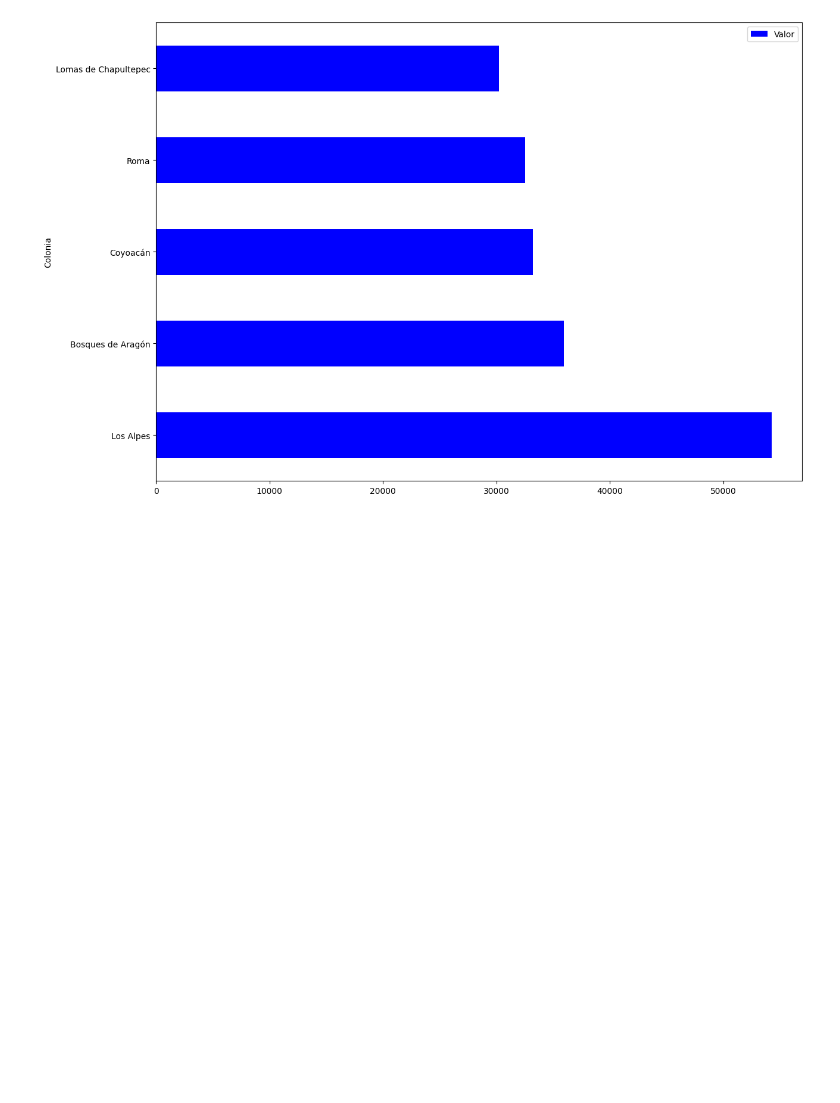
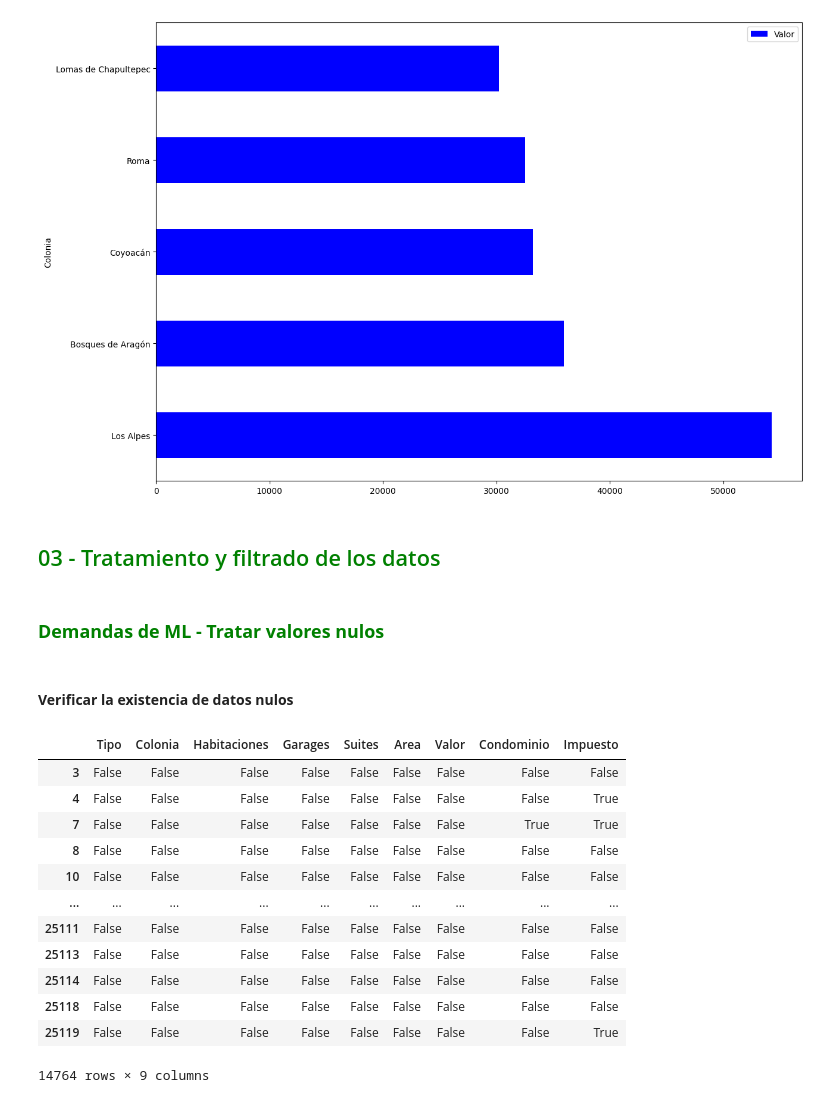
Before and after one commit to jbcodedev/py-pandas-bib, a Jupyter notebook: pandas-bib.ipynb, the cells around one changed output. Drawn from its saved outputs; the diff is of its cells as text; code cells hidden in the pictures; blank space fills up the shorter version.

```diff
--- a/pandas-bib.ipynb
+++ b/pandas-bib.ipynb
@@ -483,3 +483,27 @@ df_colonias
 df_colonias.plot(kind='barh', figsize=(14,10), color='blue');
 # %% [output]
 [figure]
+# %% [markdown]
+## <font color=green> 03 - Tratamiento y filtrado de los datos
+# %% [markdown]
+### <font color=green> **Demandas de ML - Tratar valores nulos**
+# %% [markdown]
+#### **Verificar la existencia de datos nulos**
+# %%
+# Visualizar los datos nulos
+
+df.isnull()
+# %% [output]
+|  | Tipo | Colonia | Habitaciones | Garages | Suites | Area | Valor | Condominio | Impuesto |
+| 3 | False | False | False | False | False | False | False | False | False |
+| 4 | False | False | False | False | False | False | False | False | True |
+| 7 | False | False | False | False | False | False | False | True | True |
+| 8 | False | False | False | False | False | False | False | False | False |
+| 10 | False | False | False | False | False | False | False | False | False |
+| ... | ... | ... | ... | ... | ... | ... | ... | ... | ... |
+| 25111 | False | False | False | False | False | False | False | False | False |
+| 25113 | False | False | False | False | False | False | False | False | False |
+| 25114 | False | False | False | False | False | False | False | False | False |
+| 25118 | False | False | False | False | False | False | False | False | False |
+| 25119 | False | False | False | False | False | False | False | False | True |
+14764 rows × 9 columns
```
Also changed, not shown: parts of 31 cells of this notebook.
